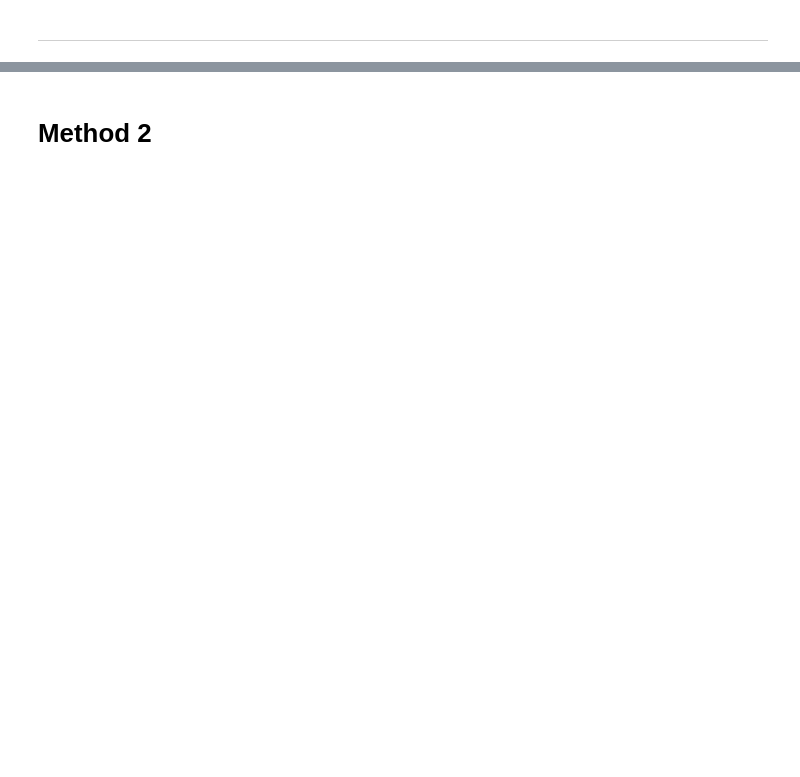
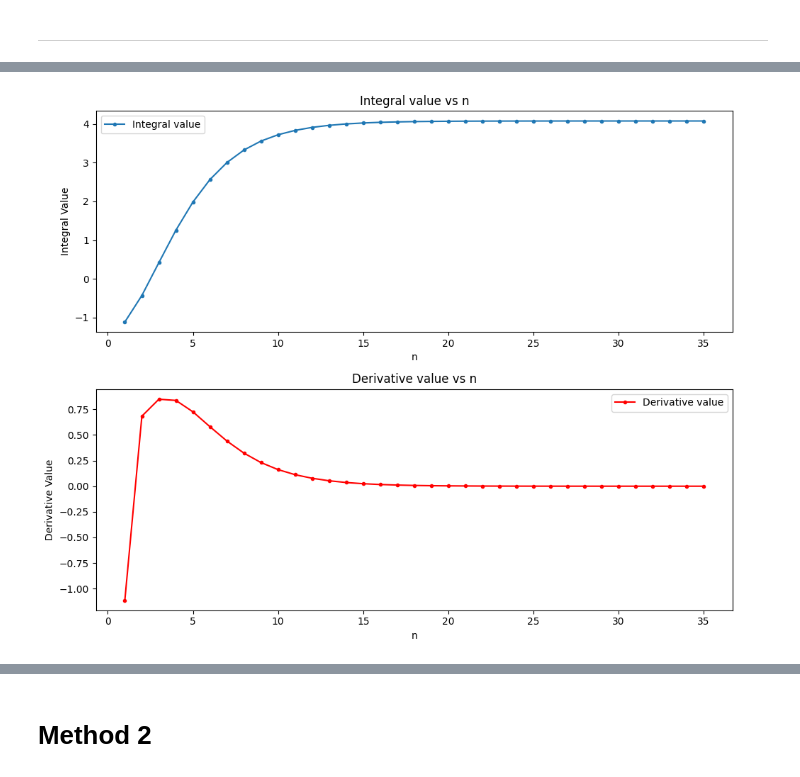
Before and after one commit to aqsnyder/eng_math, a Jupyter notebook: hw_o/1c.ipynb, the cells around one changed output, grey strips where cells are left out. Drawn from its saved outputs; the diff is of its cells as text; code cells hidden in the pictures; blank space fills up the shorter version.

```diff
--- a/hw_o/1c.ipynb
+++ b/hw_o/1c.ipynb
@@ -8,14 +11,3 @@ from scipy.integrate import quad
 ---
 # %% [markdown]
 # Method 1
-# %%
-# Define the function to be integrated
-def f(x):
-    return 1 / (2 - np.sqrt(x))
-
-# Integrate the function from 0 to 5
-integral_value, _ = quad(f, 0, 5)
-
-# Generate x values for plotting
-x = np.linspace(0, 5, 1000)
-y = f(x)
@@ -48,2 +14,75 @@ Value of I from 0 to 5: 4.07499
 # %% [markdown]
 ---
+# %%
+def f(x):
+    return 1 / (2 - np.sqrt(x))
+
+def gaussian_quadrature(func, a, b, n_points):
+    x, w = roots_legendre(n_points)
+    transformed_x = 0.5 * (b - a) * x + 0.5 * (a + b)
+    fx = func(transformed_x)
+    return 0.5 * (b - a) * np.sum(w * fx)
+
+def adaptive_quadrature(func, a, b, n_points):
+    # Split points around the singularity
+    split_point1 = 3.99
+    split_point2 = 4.01
+
+    # Integrate over the three subintervals
+    integral1 = gaussian_quadrature(func, a, split_point1, n_points)
+    integral2 = gaussian_quadrature(func, split_point1, split_point2, n_points)
+    integral3 = gaussian_quadrature(func, split_point2, b, n_points)
+
+    # Return the sum of the three integrals
+    return integral1 + integral2 + integral3
+
+integral_values = []
+derivatives = []
+n_points = 1
+prev_integral = 0
+first_iteration = True
+
+while True:
+    current_integral = adaptive_quadrature(f, 0, 5, n_points)
+
+    if np.isinf(current_integral):
+        n_points += 1
+        continue
+
+    derivative = current_integral - prev_integral
+    integral_values.append(current_integral)
+    derivatives.append(derivative)
+
+    if not first_iteration and abs(derivative) < 1e-5:
+        break
+
+    prev_integral = current_integral
+    first_iteration = False
+    n_points += 1
+
+
+
+# Generate ns based on the length of integral_values
+ns = list(range(1, len(integral_values) + 1))
+
+# Plotting
+fig, axs = plt.subplots(2, 1, figsize=(10, 8))
+axs[0].plot(ns, integral_values, '-o', markersize=3, label="Integral value")
+axs[0].set_title("Integral value vs n")
+axs[0].set_xlabel("n")
+axs[0].set_ylabel("Integral Value")
+axs[0].legend()
+
+axs[1].plot(ns, derivatives, '-o', markersize=3, color="red", label="Derivative value")
+axs[1].set_title("Derivative value vs n")
+axs[1].set_xlabel("n")
+axs[1].set_ylabel("Derivative Value")
+axs[1].legend()
+
+plt.tight_layout()
+plt.show()
+
+# Printing the final value of n and the integral value
+print(f"Final value of n: {n_points}")
+print(f"Final integral value: {current_integral:.3f}")
+# %% [output]
@@ -49,0 +90 @@ Value of I from 0 to 5: 4.07499
+[figure, added]
```
Also changed, not shown: parts of 12 cells of this notebook, 1 other file.
